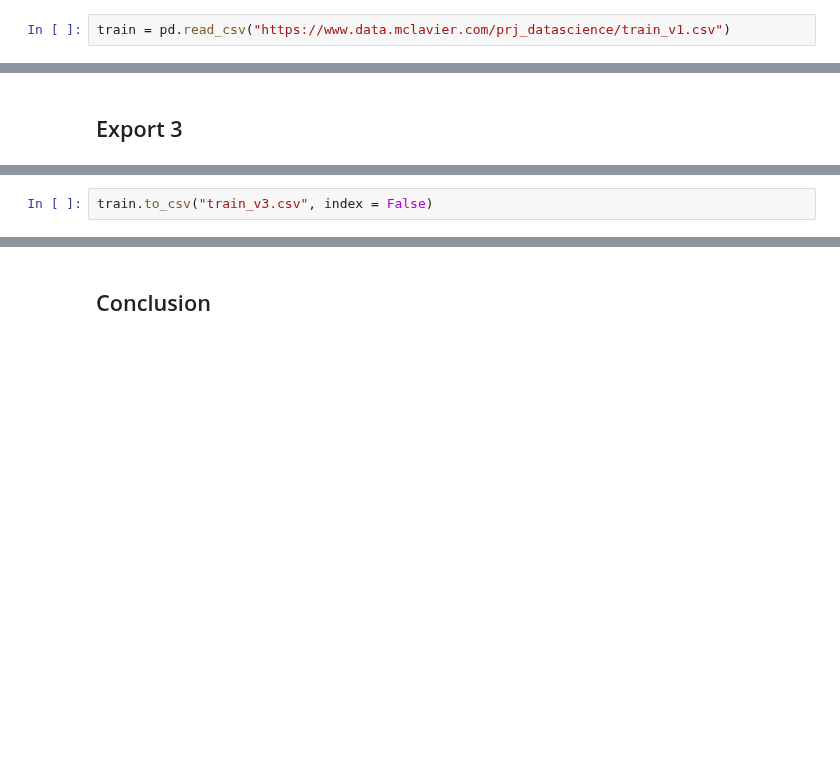
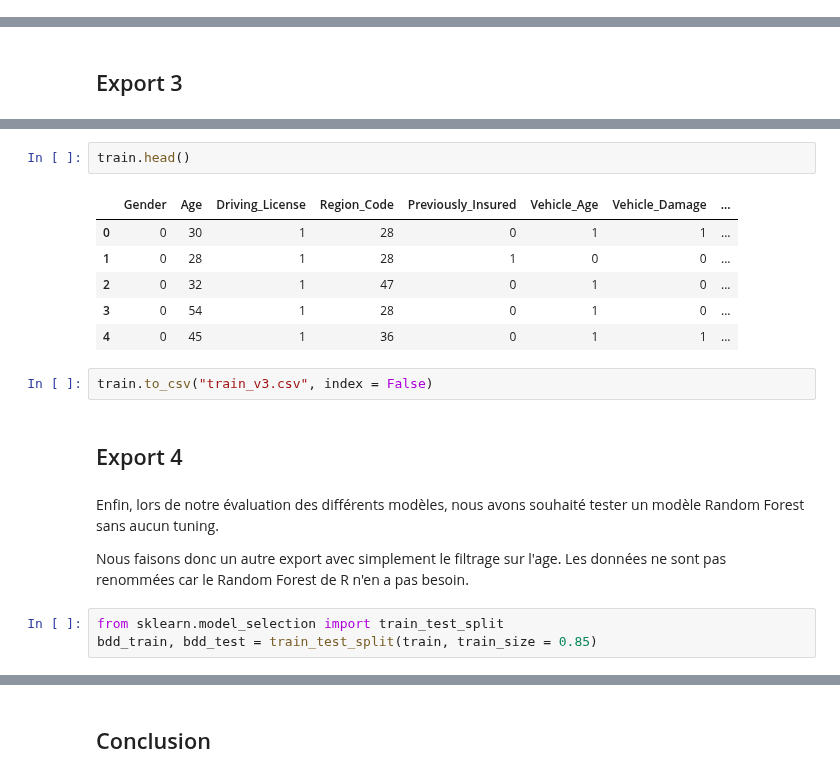
Before and after one commit to claviermathieu/ISFA-prj-datascience, a Jupyter notebook: book/docs/2_prep/20_generale.ipynb, the cells around one changed output, grey strips where cells are left out. Saved outputs shown, nothing was run; the diff lists cells and outputs as text; blank space fills up the shorter version.

Commit message:
update data

```diff
--- a/book/docs/2_prep/20_generale.ipynb
+++ b/book/docs/2_prep/20_generale.ipynb
@@ -140,4 +142,2 @@ Nous exportons donc cette base de données que nous nommons *train_v1* et qui es
 # %%
 train.to_csv("train_v1.csv", index = False)
-# %%
-train = pd.read_csv("https://www.data.mclavier.com/prj_datascience/train_v1.csv")
@@ -234,2 +210,20 @@ train.to_csv("train_v2.csv", index = False)
+# %%
+train.head()
+# %% [output]
+|  | Gender | Age | Driving_License | Region_Code | Previously_Insured | Vehicle_Age | Vehicle_Damage | ... |
+| 0 | 0 | 30 | 1 | 28 | 0 | 1 | 1 | ... |
+| 1 | 0 | 28 | 1 | 28 | 1 | 0 | 0 | ... |
+| 2 | 0 | 32 | 1 | 47 | 0 | 1 | 0 | ... |
+| 3 | 0 | 54 | 1 | 28 | 0 | 1 | 0 | ... |
+| 4 | 0 | 45 | 1 | 36 | 0 | 1 | 1 | ... |
 # %%
 train.to_csv("train_v3.csv", index = False)
+# %% [markdown]
+## Export 4
+# %% [markdown]
+Enfin, lors de notre évaluation des différents modèles, nous avons souhaité tester un modèle Random Forest sans aucun tuning.
+
+Nous faisons donc un autre export avec simplement le filtrage sur l'age. Les données ne sont pas renommées car le Random Forest de R n'en a pas besoin.
+# %%
+from sklearn.model_selection import train_test_split
+bdd_train, bdd_test = train_test_split(train, train_size = 0.85)
```
Also changed, not shown: parts of 30 cells of this notebook, 1 other file.
